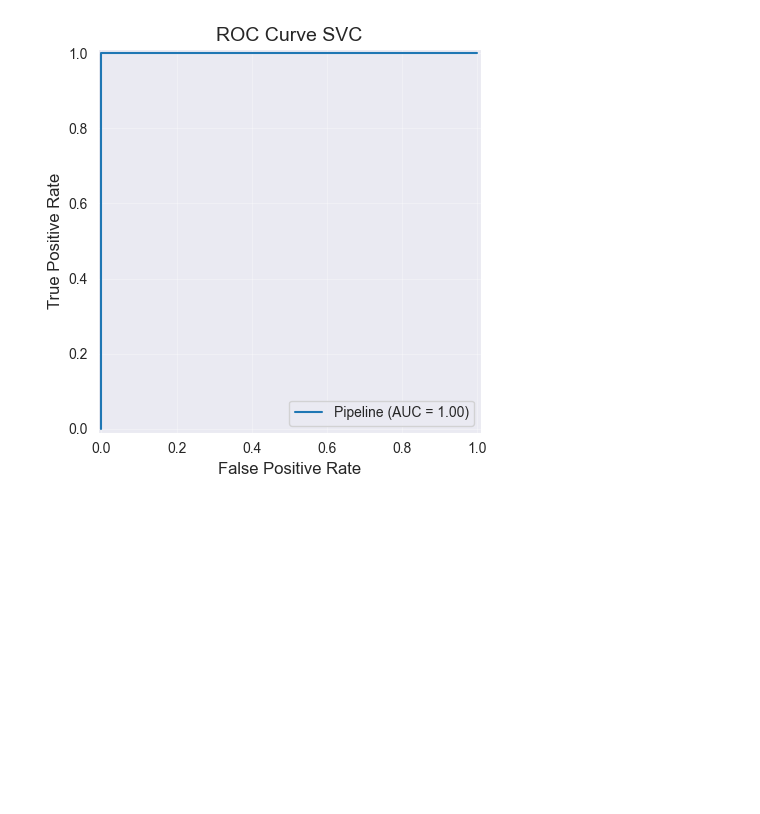
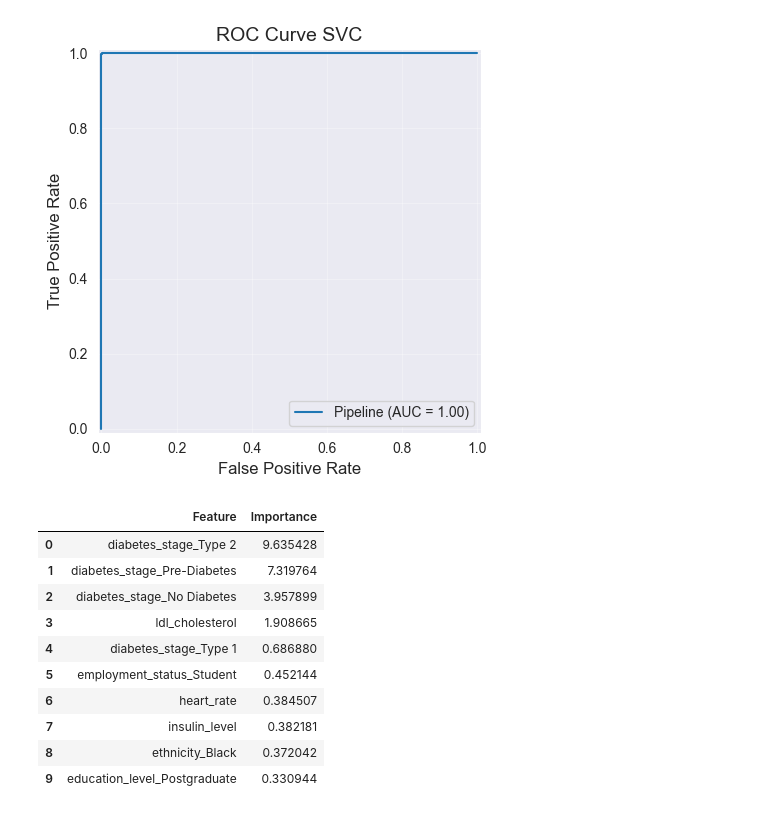
Before and after one commit to plamensve/diabets_health_indicators, a Jupyter notebook: notebooks/04_modeling.ipynb, the cells around one changed output. Cells and saved outputs as stored; diff of their text form; code cells hidden in the pictures; blank space fills up the shorter version.

```diff
--- a/notebooks/04_modeling.ipynb
+++ b/notebooks/04_modeling.ipynb
@@ -370,3 +448,29 @@ plt.show()
 # %% [output]
 <Figure size 700x600 with 0 Axes>
 [figure]
+# %%
+importance_logistic_regression = np.abs(lr_model.named_steps['lr_model'].coef_[0])
+
+feature_importance_lr = (
+    pd.DataFrame({
+        'Feature': X.columns,
+        'Importance': importance_logistic_regression
+    })
+    .sort_values('Importance', ascending=False)
+    .reset_index(drop=True)
+)
+
+feature_importance_lr = feature_importance_lr[:10]
+feature_importance_lr
+# %% [output]
+|  | Feature | Importance |
+| 0 | diabetes_stage_Type 2 | 9.635428 |
+| 1 | diabetes_stage_Pre-Diabetes | 7.319764 |
+| 2 | diabetes_stage_No Diabetes | 3.957899 |
+| 3 | ldl_cholesterol | 1.908665 |
+| 4 | diabetes_stage_Type 1 | 0.686880 |
+| 5 | employment_status_Student | 0.452144 |
+| 6 | heart_rate | 0.384507 |
+| 7 | insulin_level | 0.382181 |
+| 8 | ethnicity_Black | 0.372042 |
+| 9 | education_level_Postgraduate | 0.330944 |
```
Also changed, not shown: parts of 17 cells of this notebook, 11 other files.
